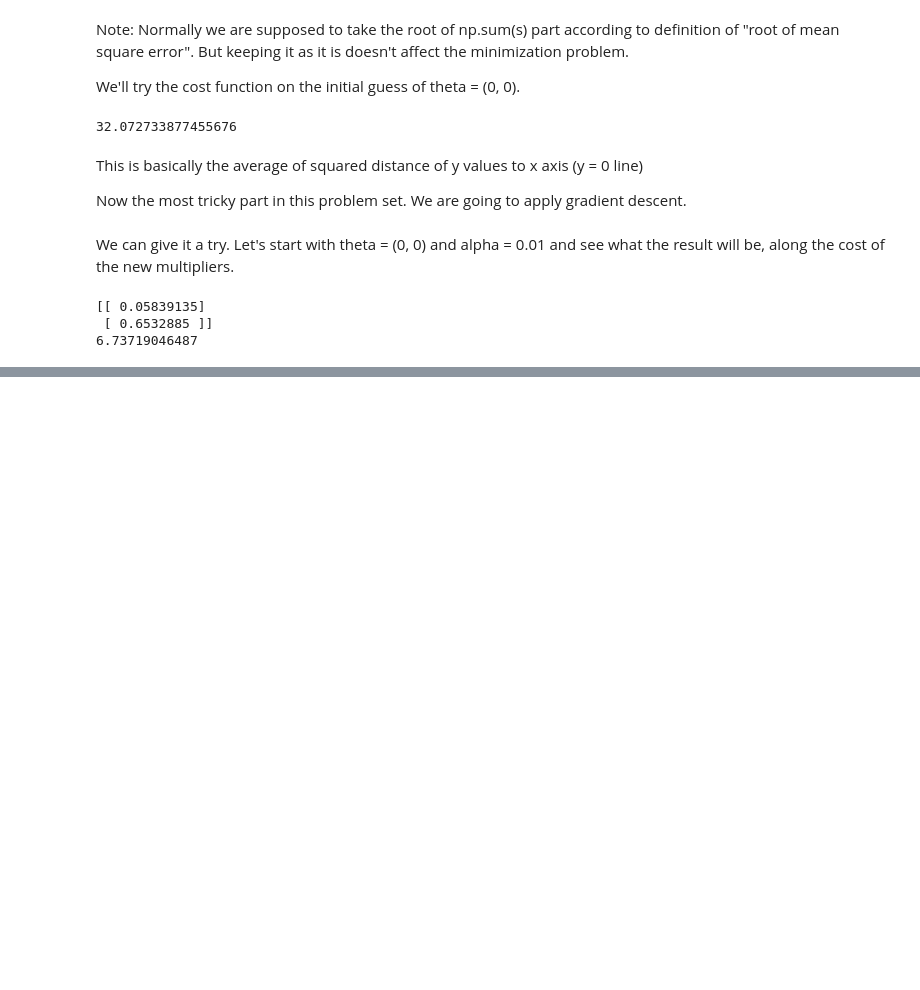
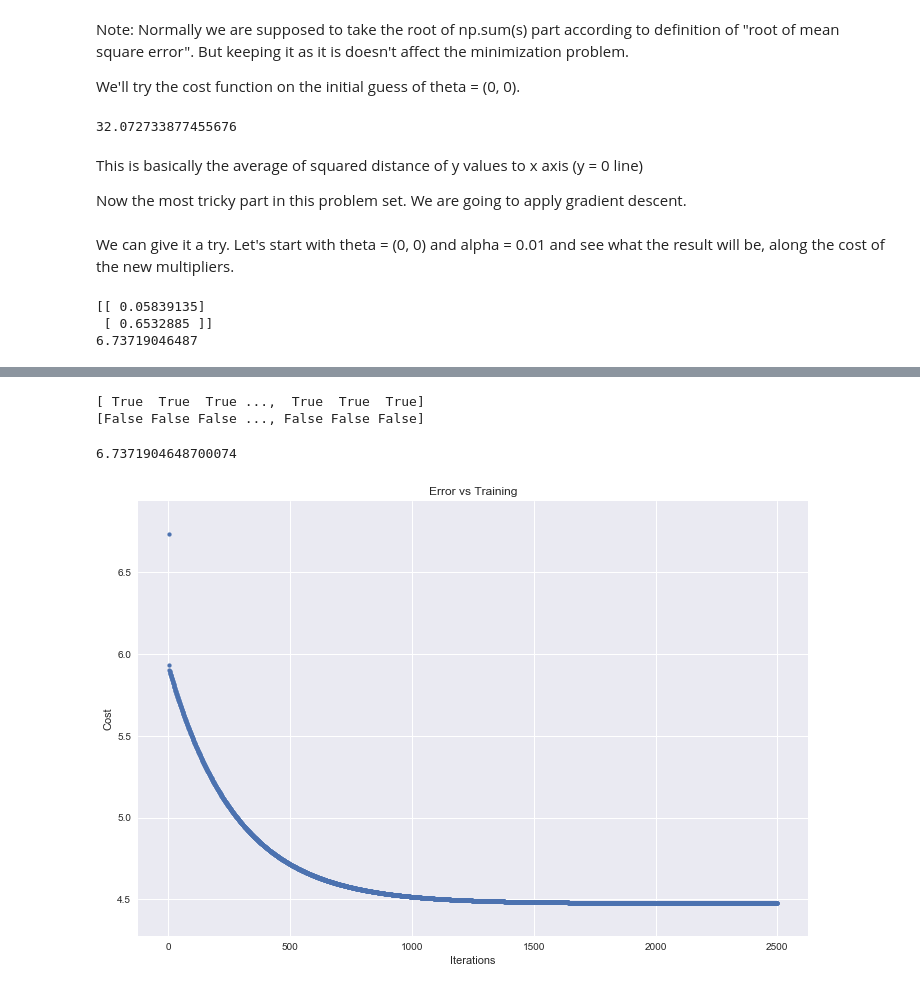
Before and after one commit to alperenevrin/MachineLearniNg, a Jupyter notebook: Ex 1/Linear Regression with One Variable.ipynb, the cells around one changed output, grey strips where cells are left out. Cells and saved outputs as stored; diff of their text form; code cells hidden in the pictures; blank space fills up the shorter version.

```diff
--- a/Ex 1/Linear Regression with One Variable.ipynb
+++ b/Ex 1/Linear Regression with One Variable.ipynb
@@ -169,0 +200,21 @@ print(cost_function(X, y, theta_1))
+# %%
+cop_array = cost_values.copy()
+print(cost_values == cop_array) #this will show they are the same arrays
+cop_array.sort()
+print(cost_values == cop_array) #now they are not the same arrays
+sec_val = cop_array[-2]
+del(cop_array)
+sec_val
+# %% [output]
+[ True  True  True ...,  True  True  True]
+[False False False ..., False False False]
+6.7371904648700074
+# %%
+fig, ax = plt.subplots(figsize=(12, 8))
+
+ax.scatter(np.arange(1, iterations + 1), cost_values, s = 15)
+ax.set(ylim = (min(cost_values) - 0.2, sec_val + 0.2))
+ax.set(xlabel = 'Iterations', ylabel = 'Cost',
+      title = 'Error vs Training');
+# %% [output]
+[figure, added]
```
Also changed, not shown: parts of 6 cells of this notebook, 1 other file.
